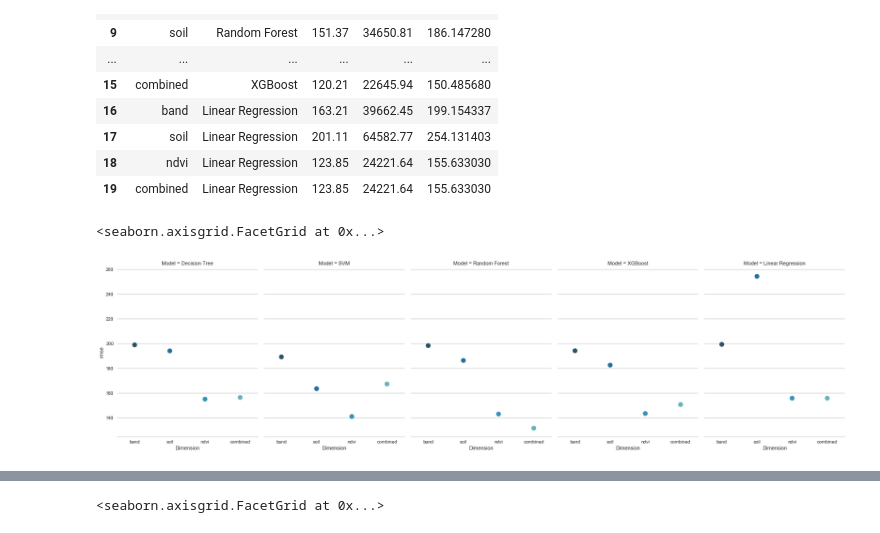
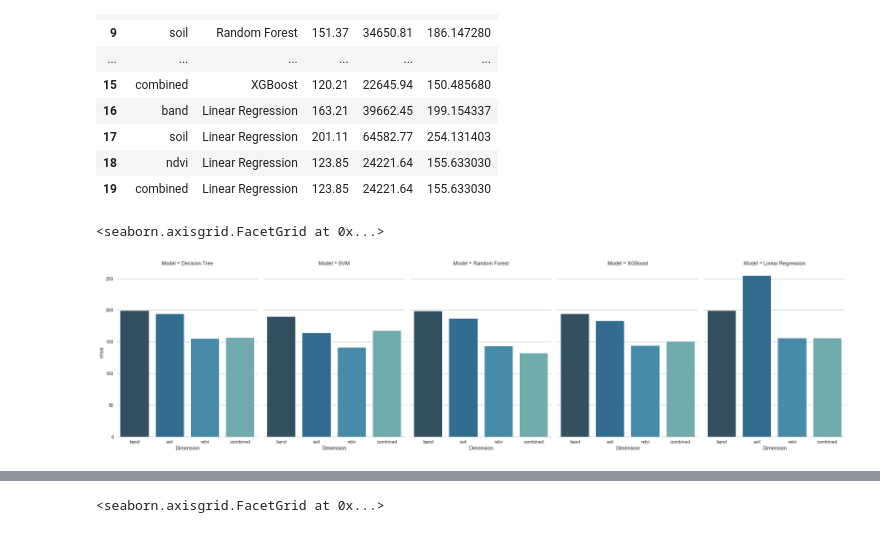
Before and after one commit to data-discovery-lab/cotton-prediction, a Jupyter notebook: cotton-prediction-baseline based on BAND, SOIL and NDVI dimensions.ipynb, the cells around one changed output, grey strips where cells are left out. Cells and saved outputs as stored; diff of their text form; code cells hidden in the pictures.

Commit message:
add four charts

```diff
--- a/cotton-prediction-baseline based on BAND, SOIL and NDVI dimensions.ipynb
+++ b/cotton-prediction-baseline based on BAND, SOIL and NDVI dimensions.ipynb
@@ -861,8 +861,8 @@ model
 | 19 | combined | Linear Regression | 123.85 | 24221.64 | 155.633030 |
 # %%
 g = sns.factorplot(x="Dimension", y="rmse", col="Model", data=model,
-                   capsize=.2, palette="YlGnBu_d", size=6, aspect=.75)
+                   capsize=.2, palette="YlGnBu_d", size=6, aspect=.75, kind='bar')
 g.despine(left=True)
 # %% [output]
 <seaborn.axisgrid.FacetGrid at 0x...>
-[figure, old version]
+[figure, new version]
```
Also changed, not shown: parts of 1 cell of this notebook, 4 other files.
